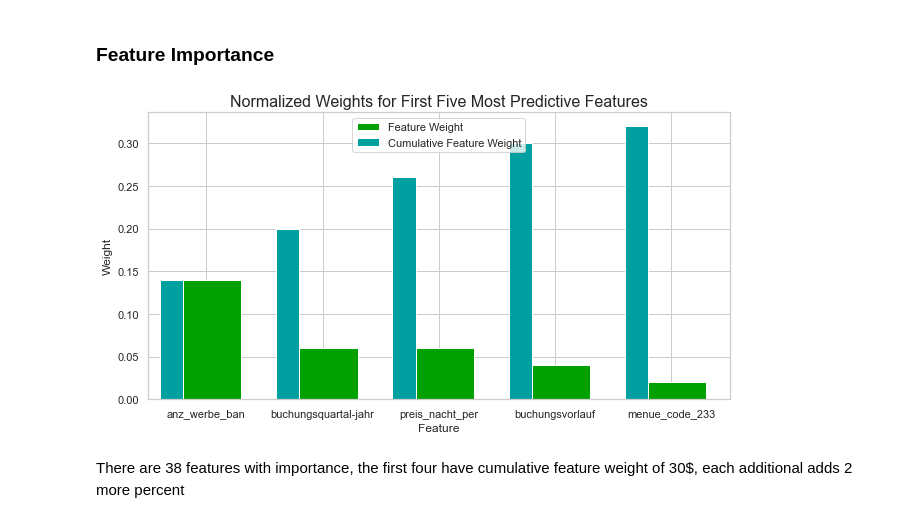
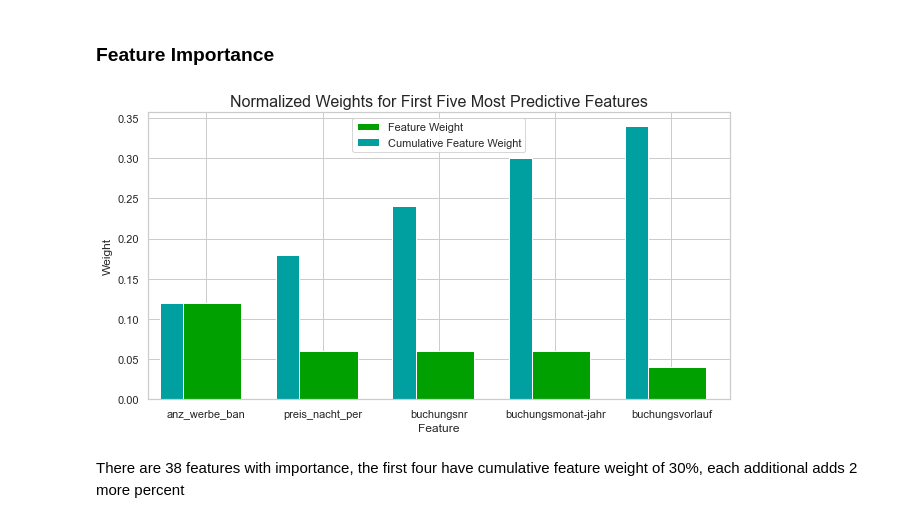
Before and after one commit to argv1/Booking-Prediction-EDA, a Jupyter notebook: 3-Modelling_Repeater.ipynb, the cells around one changed output. Drawn from its saved outputs; the diff is of its cells as text; code cells hidden in the pictures.

```diff
--- a/3-Modelling_Repeater.ipynb
+++ b/3-Modelling_Repeater.ipynb
@@ -582,15 +502,15 @@ weighted avg       0.86      0.87      0.86    177290
 # %%
 # TODO: Import a supervised learning model that has 'feature_importances_'
 
 # TODO: Train the supervised model on the training set
-model = AdaBoostClassifier().fit(X_train,y_train)
+model = AdaBoostClassifier().fit(X,y)
 
 # TODO: Extract the feature importances
 importances = model.feature_importances_
 
 # Plot
-vs.feature_plot(importances, X_train, y_train)
+vs.feature_plot(importances, X, y)
 # %% [output]
-[figure, old version]
+[figure, new version]
 # %% [markdown]
-There are 38 features with importance, the first four have cumulative feature weight of 30$, each additional adds 2 more percent
+There are 38 features with importance, the first four have cumulative feature weight of 30%, each additional adds 2 more percent
```
Also changed, not shown: parts of 17 cells of this notebook, 1 other file.
